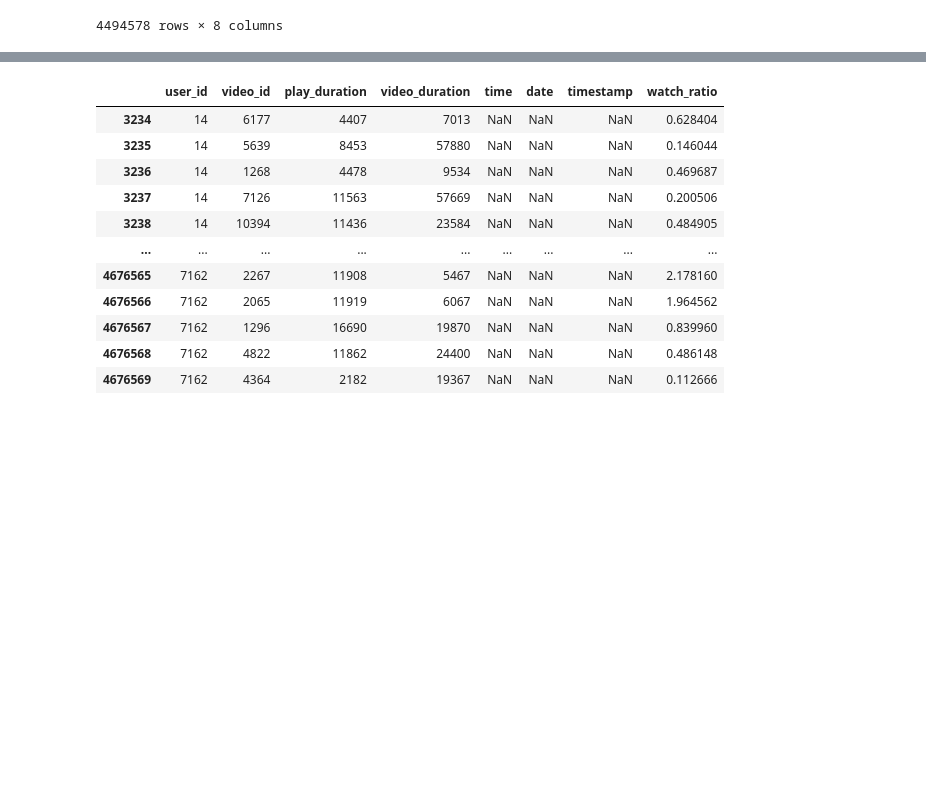
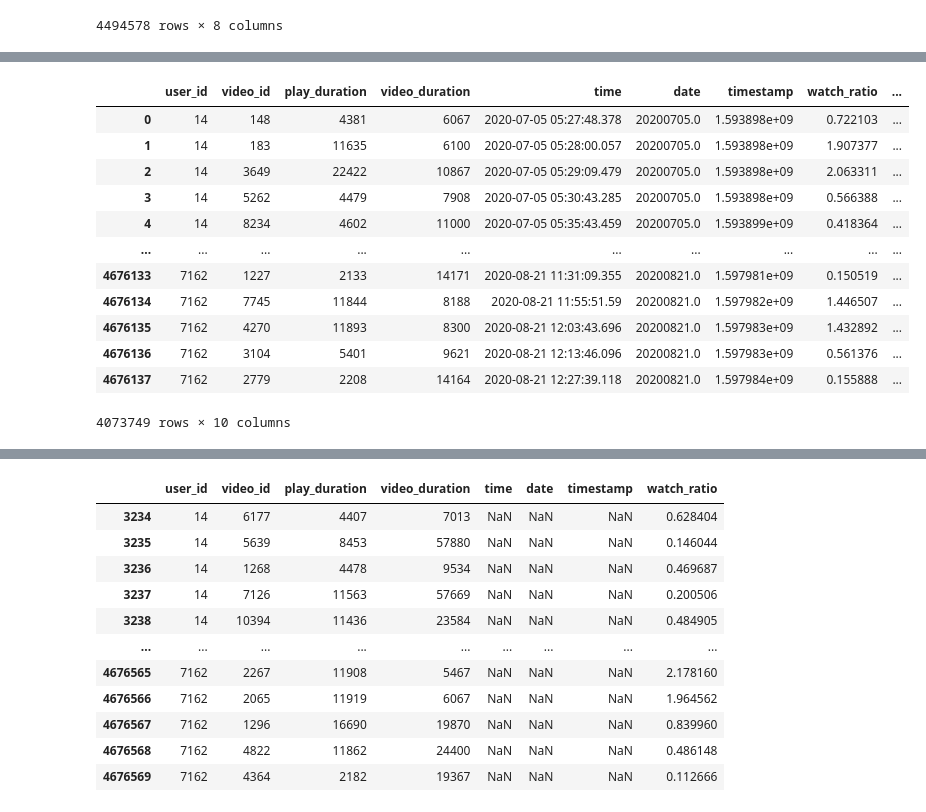
Before and after one commit to Wcb0219/DRO, a Jupyter notebook: Statistics_KuaiRec.ipynb, the cells around one changed output, grey strips where cells are left out. Saved outputs shown, nothing was run; the diff lists cells and outputs as text; code cells hidden in the pictures; blank space fills up the shorter version.

```diff
--- a/Statistics_KuaiRec.ipynb
+++ b/Statistics_KuaiRec.ipynb
@@ -145,0 +174,18 @@ matrix_2month
+# %%
+stat1 = matrix_2month[matrix_2month['date'] <=20200821.0].copy()#按每周统计，展示效果
+stat1["week"] = pd.to_datetime(stat1["time"]).map(lambda x: x.week-26)
+stat1
+# %% [output]
+|  | user_id | video_id | play_duration | video_duration | time | date | timestamp | watch_ratio | ... |
+| 0 | 14 | 148 | 4381 | 6067 | 2020-07-05 05:27:48.378 | 20200705.0 | 1.593898e+09 | 0.722103 | ... |
+| 1 | 14 | 183 | 11635 | 6100 | 2020-07-05 05:28:00.057 | 20200705.0 | 1.593898e+09 | 1.907377 | ... |
+| 2 | 14 | 3649 | 22422 | 10867 | 2020-07-05 05:29:09.479 | 20200705.0 | 1.593898e+09 | 2.063311 | ... |
+| 3 | 14 | 5262 | 4479 | 7908 | 2020-07-05 05:30:43.285 | 20200705.0 | 1.593898e+09 | 0.566388 | ... |
+| 4 | 14 | 8234 | 4602 | 11000 | 2020-07-05 05:35:43.459 | 20200705.0 | 1.593899e+09 | 0.418364 | ... |
+| ... | ... | ... | ... | ... | ... | ... | ... | ... | ... |
+| 4676133 | 7162 | 1227 | 2133 | 14171 | 2020-08-21 11:31:09.355 | 20200821.0 | 1.597981e+09 | 0.150519 | ... |
+| 4676134 | 7162 | 7745 | 11844 | 8188 | 2020-08-21 11:55:51.59 | 20200821.0 | 1.597982e+09 | 1.446507 | ... |
+| 4676135 | 7162 | 4270 | 11893 | 8300 | 2020-08-21 12:03:43.696 | 20200821.0 | 1.597983e+09 | 1.432892 | ... |
+| 4676136 | 7162 | 3104 | 5401 | 9621 | 2020-08-21 12:13:46.096 | 20200821.0 | 1.597983e+09 | 0.561376 | ... |
+| 4676137 | 7162 | 2779 | 2208 | 14164 | 2020-08-21 12:27:39.118 | 20200821.0 | 1.597984e+09 | 0.155888 | ... |
+4073749 rows × 10 columns
```
Also changed, not shown: parts of 42 cells of this notebook.
